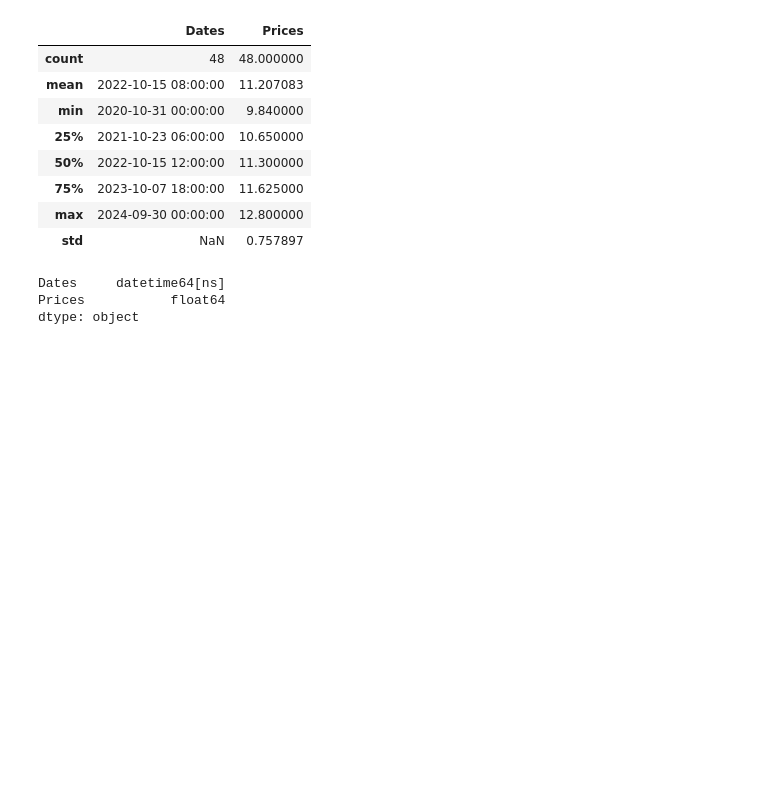
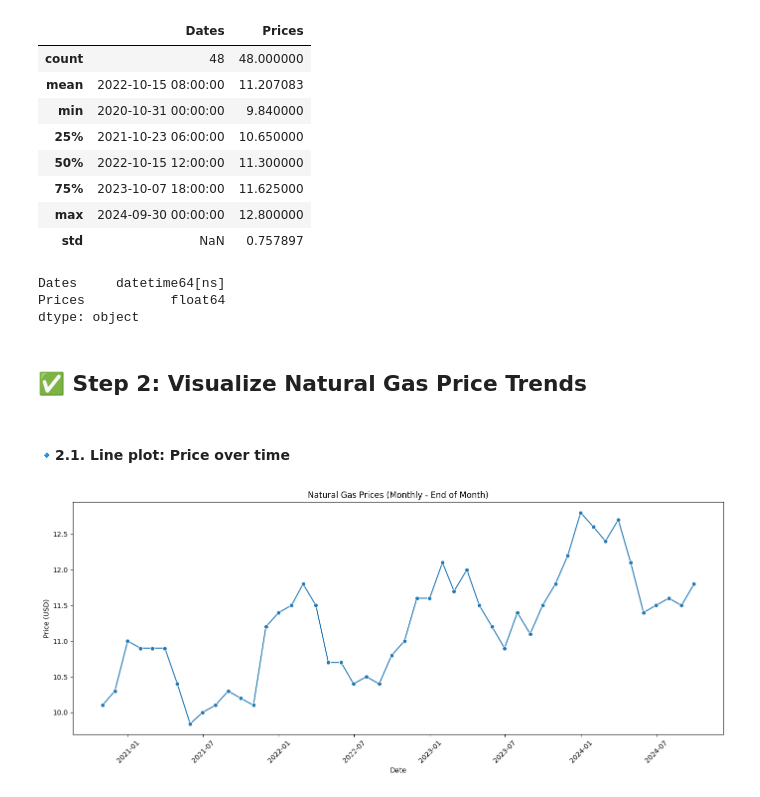
Before and after one commit to orejandro79/JPMorgan-Chase---Co, a Jupyter notebook: TASK1-Investigate and analyze price data/gas_prices_analysis.ipynb, the cells around one changed output. Cells and saved outputs as stored; diff of their text form; code cells hidden in the pictures; blank space fills up the shorter version.

```diff
--- a/TASK1-Investigate and analyze price data/gas_prices_analysis.ipynb
+++ b/TASK1-Investigate and analyze price data/gas_prices_analysis.ipynb
@@ -150,3 +150,18 @@ df.dtypes
 Dates     datetime64[ns]
 Prices           float64
 dtype: object
+# %% [markdown]
+## ✅ Step 2: Visualize Natural Gas Price Trends
+# %% [markdown]
+#### 🔹2.1. Line plot: Price over time
+# %%
+plt.figure(figsize=(14, 6))
+sns.lineplot(x='Dates', y='Prices', data=df, marker='o')
+plt.title("Natural Gas Prices (Monthly - End of Month)")
+plt.xlabel("Date")
+plt.ylabel("Price (USD)")
+plt.xticks(rotation=45)
+plt.tight_layout()
+plt.show()
+# %% [output]
+[figure, added]
```
Also changed, not shown: parts of 15 cells of this notebook.
